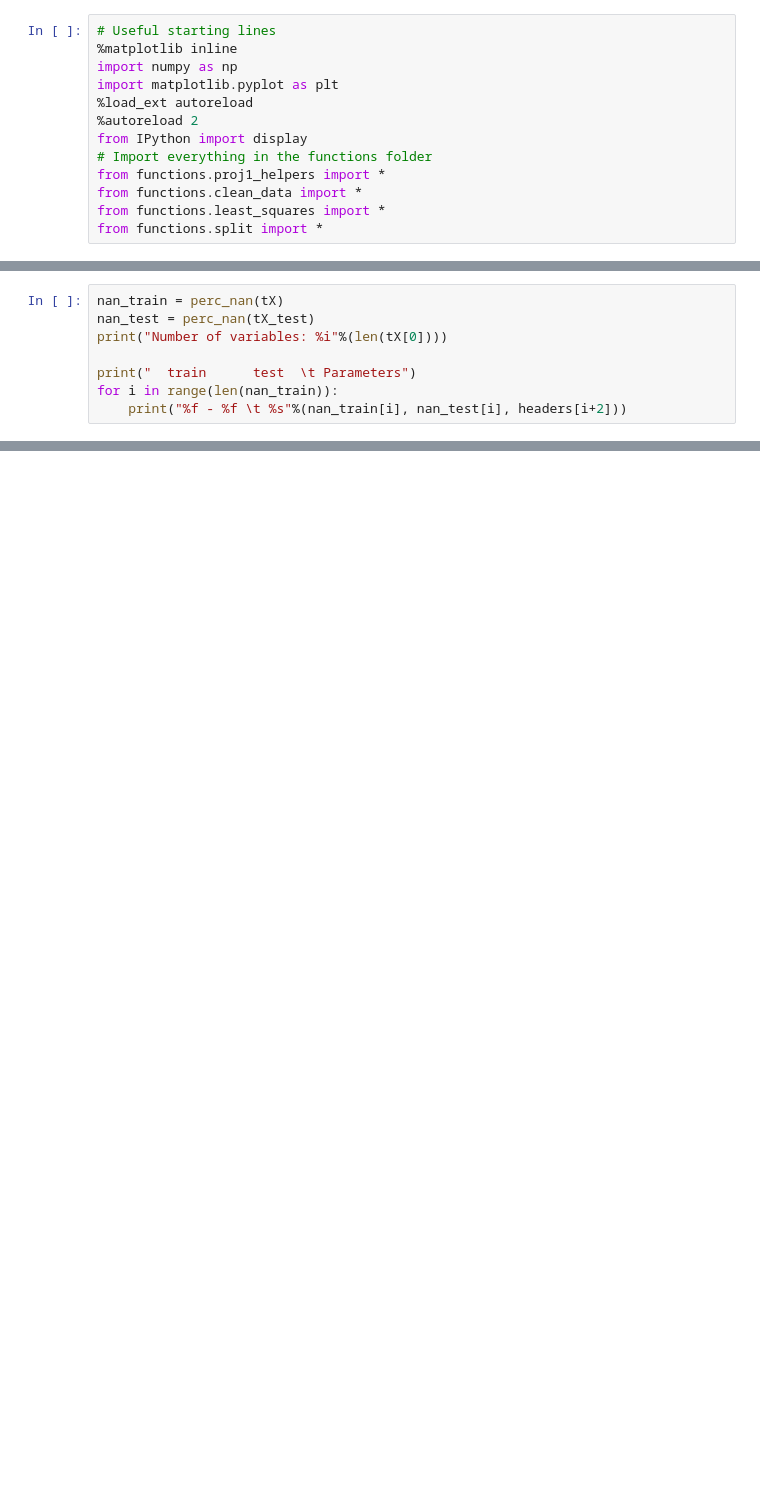
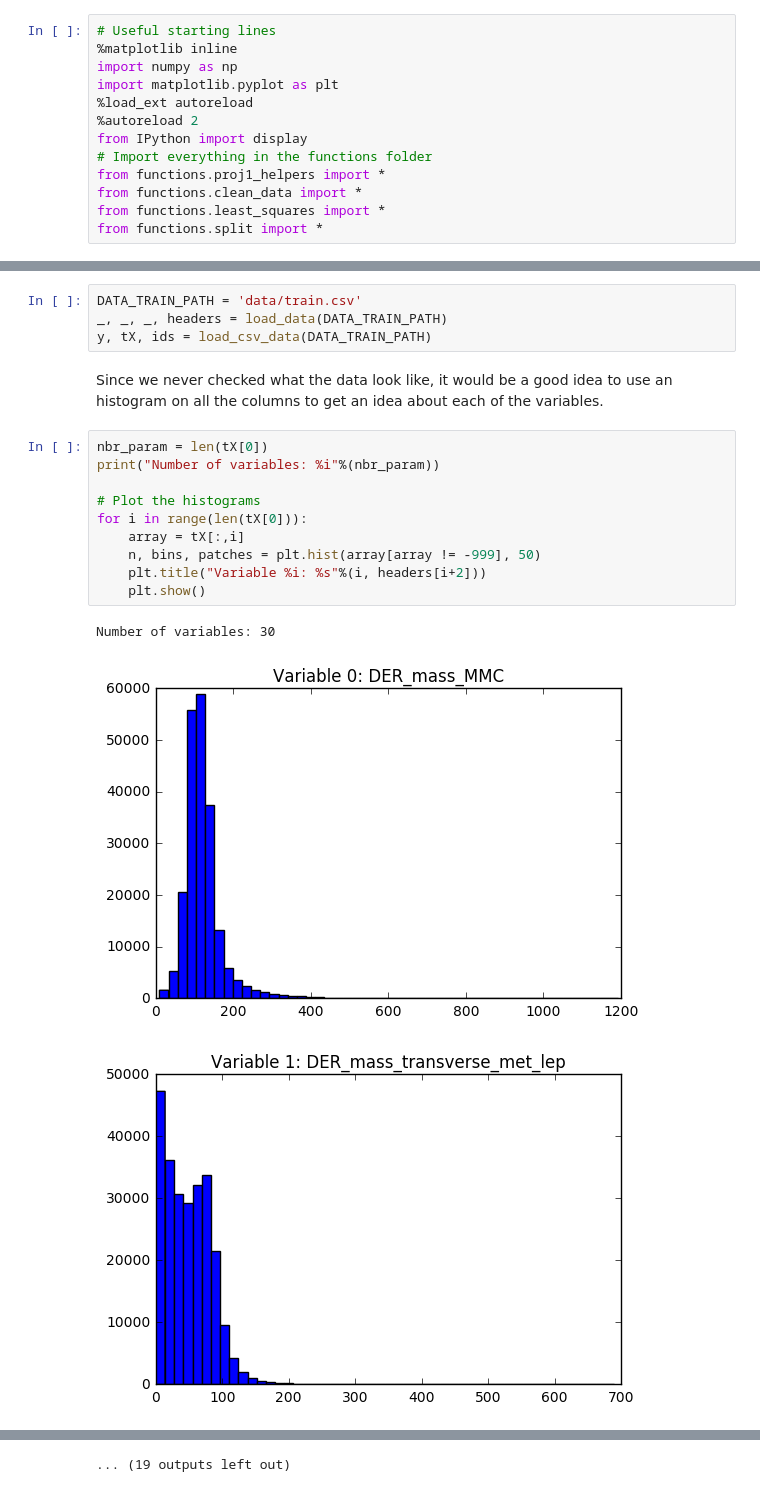
Before and after one commit to glederrey/PCML_Project_1, a Jupyter notebook: Cleaning_and_Analysis.ipynb, the cells around one changed output, grey strips where cells are left out. Drawn from its saved outputs; the diff is of its cells as text; blank space fills up the shorter version.

Commit message:
[ADD]: More advanced way of cleaning data.

```diff
--- a/Cleaning_and_Analysis.ipynb
+++ b/Cleaning_and_Analysis.ipynb
@@ -33,8 +13,0 @@ Check the percentage of NaNs for both training and testing
-# %%
-nan_train = perc_nan(tX)
-nan_test = perc_nan(tX_test)
-print("Number of variables: %i"%(len(tX[0])))
-
-print("  train      test  \t Parameters")
-for i in range(len(nan_train)):
-    print("%f - %f \t %s"%(nan_train[i], nan_test[i], headers[i+2]))
@@ -168,0 +22,20 @@ write_data('data/test_cleaned.csv', _, tX_replaced_median_test, ids_test, header
+# %%
+DATA_TRAIN_PATH = 'data/train.csv'
+_, _, _, headers = load_data(DATA_TRAIN_PATH)
+y, tX, ids = load_csv_data(DATA_TRAIN_PATH)
+# %% [markdown]
+Since we never checked what the data look like, it would be a good idea to use an histogram on all the columns to get an idea about each of the variables.
+# %%
+nbr_param = len(tX[0])
+print("Number of variables: %i"%(nbr_param))
+
+# Plot the histograms
+for i in range(len(tX[0])):
+    array = tX[:,i]
+    n, bins, patches = plt.hist(array[array != -999], 50)
+    plt.title("Variable %i: %s"%(i, headers[i+2]))
+    plt.show()
+# %% [output]
+Number of variables: 30
+[figure, added]
+[figure, added]
@@ -168,0 +51 @@ write_data('data/test_cleaned.csv', _, tX_replaced_median_test, ids_test, header
+... (19 outputs left out)
```
Also changed, not shown: parts of 40 cells of this notebook, 1 other file.
